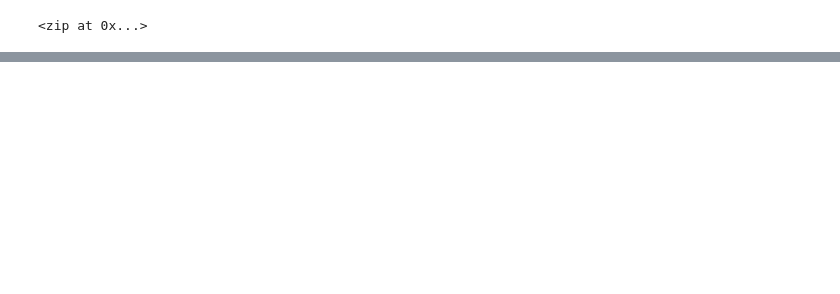
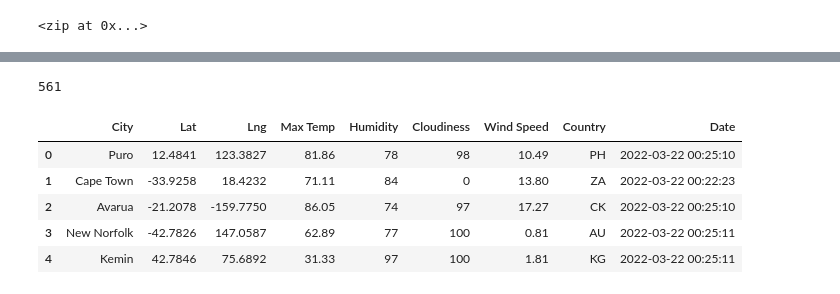
Before and after one commit to HaleyAMiller/World_Weather_Analysis, a Jupyter notebook: WeatherPy.ipynb, the cells around one changed output, grey strips where cells are left out. Saved outputs shown, nothing was run; the diff lists cells and outputs as text; code cells hidden in the pictures; blank space fills up the shorter version.

Commit message:
using API to create weather data csv

```diff
--- a/WeatherPy.ipynb
+++ b/WeatherPy.ipynb
@@ -31,0 +34,3 @@ len(cities)
+# %%
+# Starting URL for Weather Map API Call.
+url = "http://api.openweathermap.org/data/2.5/weather?units=Imperial&APPID=" + weather_api_key
@@ -31,0 +122,16 @@ len(cities)
+# %%
+# Tally the number of cities collected
+len(city_data)
+# %% [output]
+561
+# %%
+# Convert the array of dictionaries to a Pandas DataFrame.
+city_data_df = pd.DataFrame(city_data)
+city_data_df.head()
+# %% [output]
+|  | City | Lat | Lng | Max Temp | Humidity | Cloudiness | Wind Speed | Country | Date |
+| 0 | Puro | 12.4841 | 123.3827 | 81.86 | 78 | 98 | 10.49 | PH | 2022-03-22 00:25:10 |
+| 1 | Cape Town | -33.9258 | 18.4232 | 71.11 | 84 | 0 | 13.80 | ZA | 2022-03-22 00:22:23 |
+| 2 | Avarua | -21.2078 | -159.7750 | 86.05 | 74 | 97 | 17.27 | CK | 2022-03-22 00:25:10 |
+| 3 | New Norfolk | -42.7826 | 147.0587 | 62.89 | 77 | 100 | 0.81 | AU | 2022-03-22 00:25:11 |
+| 4 | Kemin | 42.7846 | 75.6892 | 31.33 | 97 | 100 | 1.81 | KG | 2022-03-22 00:25:11 |
```
Also changed, not shown: parts of 6 cells of this notebook, 3 other files.
